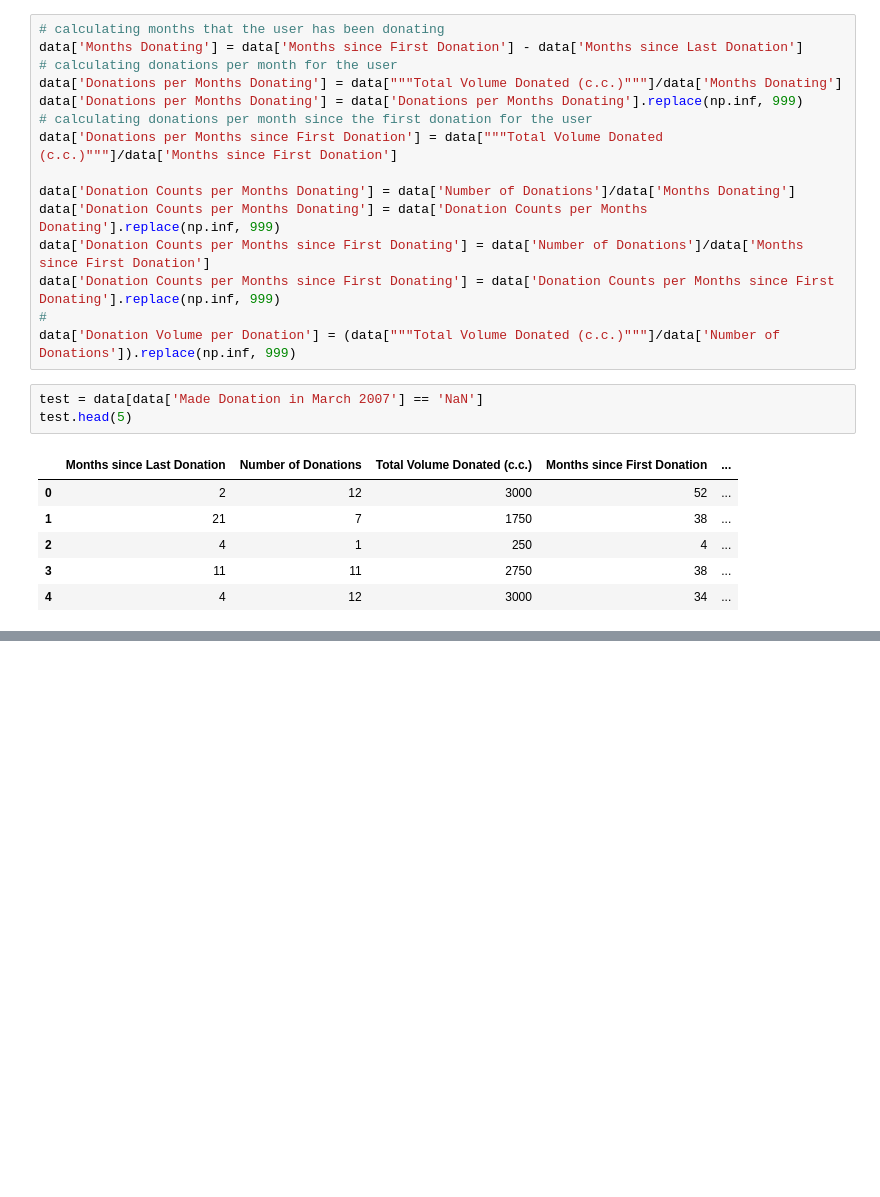
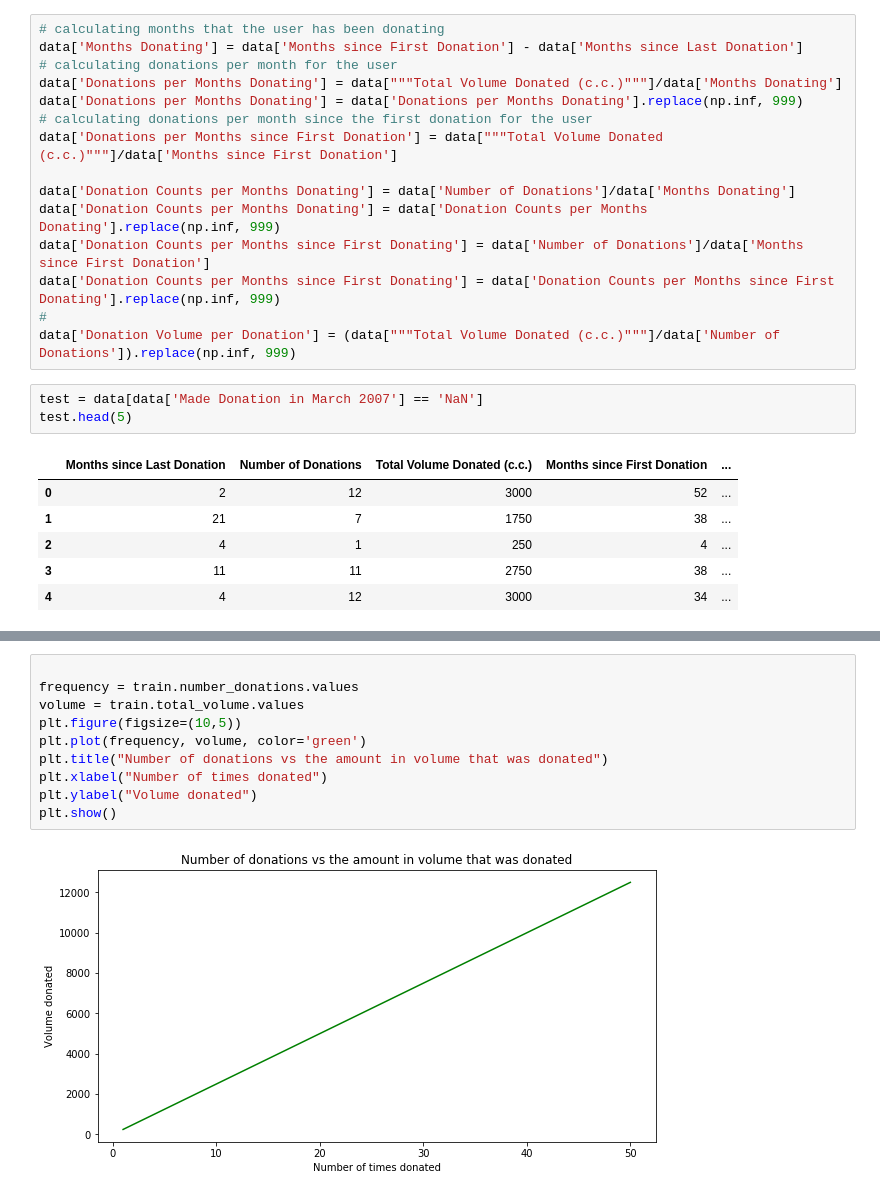
Before and after one commit to sharonmalio/python4datascience, a Jupyter notebook: Challenge2.ipynb, the cells around one changed output, grey strips where cells are left out. Saved outputs shown, nothing was run; the diff lists cells and outputs as text; blank space fills up the shorter version.

```diff
--- a/Challenge2.ipynb
+++ b/Challenge2.ipynb
@@ -197,0 +196,12 @@ data.head()
+# %%
+
+frequency = train.number_donations.values
+volume = train.total_volume.values
+plt.figure(figsize=(10,5))
+plt.plot(frequency, volume, color='green')
+plt.title("Number of donations vs the amount in volume that was donated")
+plt.xlabel("Number of times donated")
+plt.ylabel("Volume donated")
+plt.show()
+# %% [output]
+[figure, added]
```
Also changed, not shown: parts of 7 cells of this notebook.
